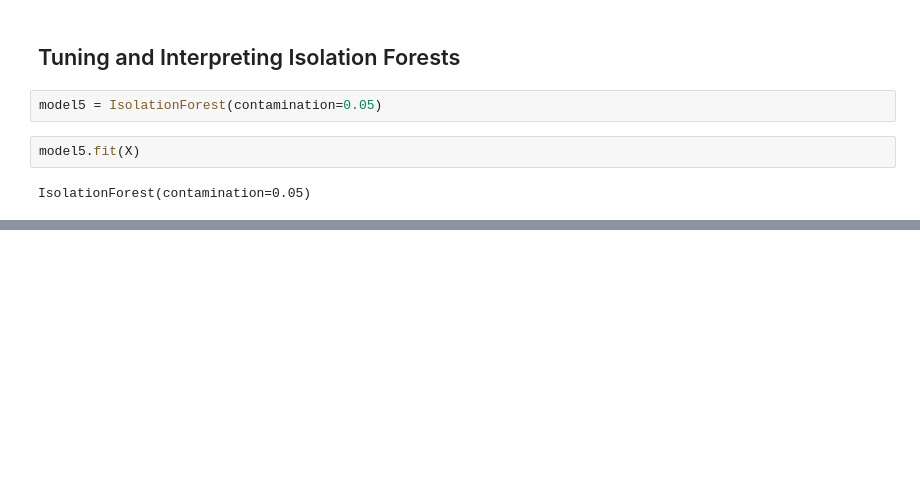
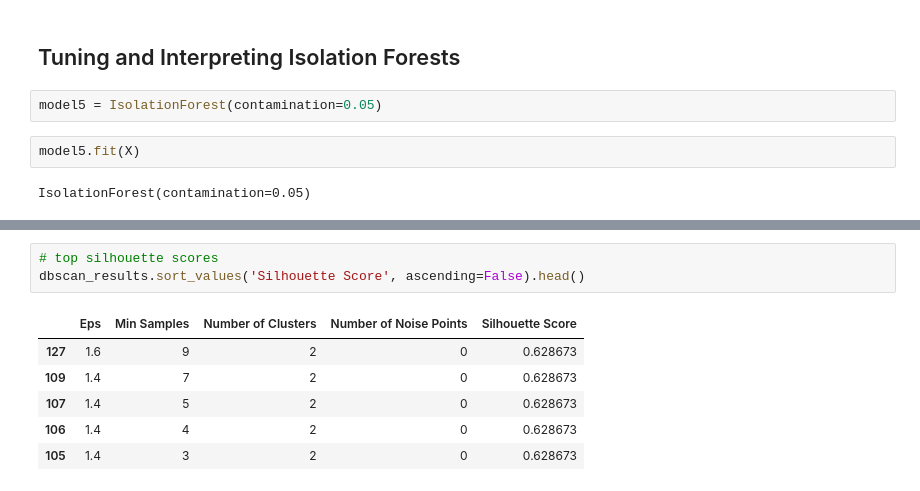
Before and after one commit to Camiloesp/PythonDataScience_UnsupervisedML, a Jupyter notebook: 3_AnomalyDetection.ipynb, the cells around one changed output, grey strips where cells are left out. Cells and saved outputs as stored; diff of their text form; blank space fills up the shorter version.

```diff
--- a/3_AnomalyDetection.ipynb
+++ b/3_AnomalyDetection.ipynb
@@ -158,0 +219,10 @@ sns.pairplot(df.iloc[:,1:].drop(columns=['anomaly_scores', 'anomaly', 'anomaly_s
+# %%
+# top silhouette scores
+dbscan_results.sort_values('Silhouette Score', ascending=False).head()
+# %% [output]
+|  | Eps | Min Samples | Number of Clusters | Number of Noise Points | Silhouette Score |
+| 127 | 1.6 | 9 | 2 | 0 | 0.628673 |
+| 109 | 1.4 | 7 | 2 | 0 | 0.628673 |
+| 107 | 1.4 | 5 | 2 | 0 | 0.628673 |
+| 106 | 1.4 | 4 | 2 | 0 | 0.628673 |
+| 105 | 1.4 | 3 | 2 | 0 | 0.628673 |
```
Also changed, not shown: parts of 16 cells of this notebook.
